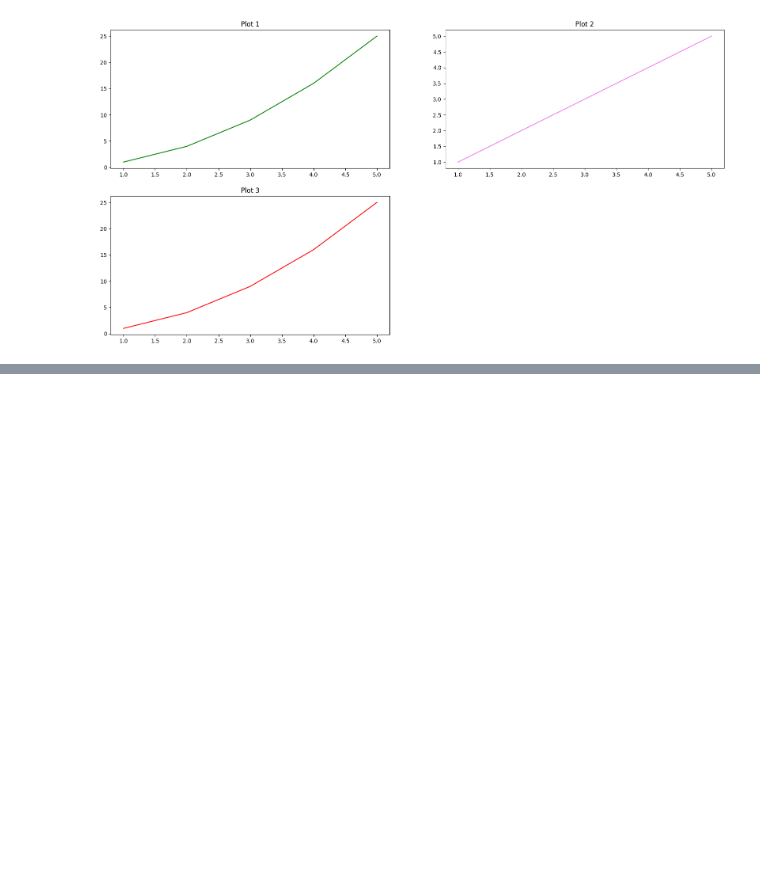
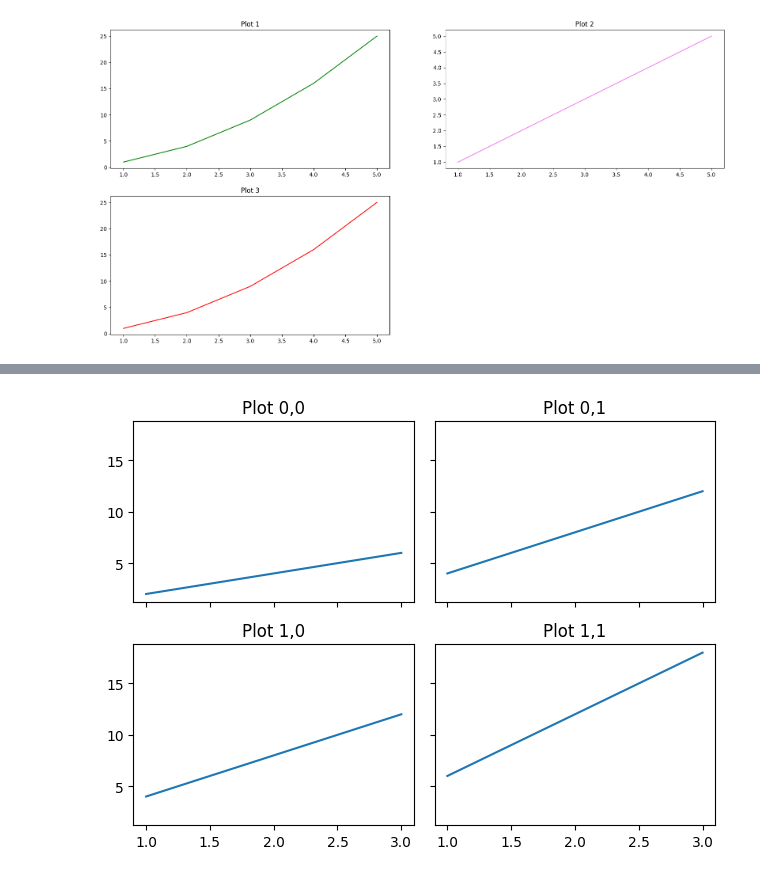
Before and after one commit to himanshusingh0905/ML-Notes, a Jupyter notebook: data_visualization/matplot.ipynb, the cells around one changed output, grey strips where cells are left out. Saved outputs shown, nothing was run; the diff lists cells and outputs as text; code cells hidden in the pictures; blank space fills up the shorter version.

```diff
--- a/data_visualization/matplot.ipynb
+++ b/data_visualization/matplot.ipynb
@@ -46,0 +87,12 @@ Text(0.5, 1.0, 'Plot 3')
+# %%
+fig, axs = plt.subplots(2, 2, sharex=True, sharey=True)
+
+for i in range(2):
+    for j in range(2):
+        axs[i, j].plot([1, 2, 3], [2 * (i + j + 1) * x for x in [1, 2, 3]])
+        axs[i, j].set_title(f"Plot {i},{j}")
+
+plt.tight_layout()
+plt.show()
+# %% [output]
+[figure, added]
```
Also changed, not shown: parts of 2 cells of this notebook, 13 other files.
